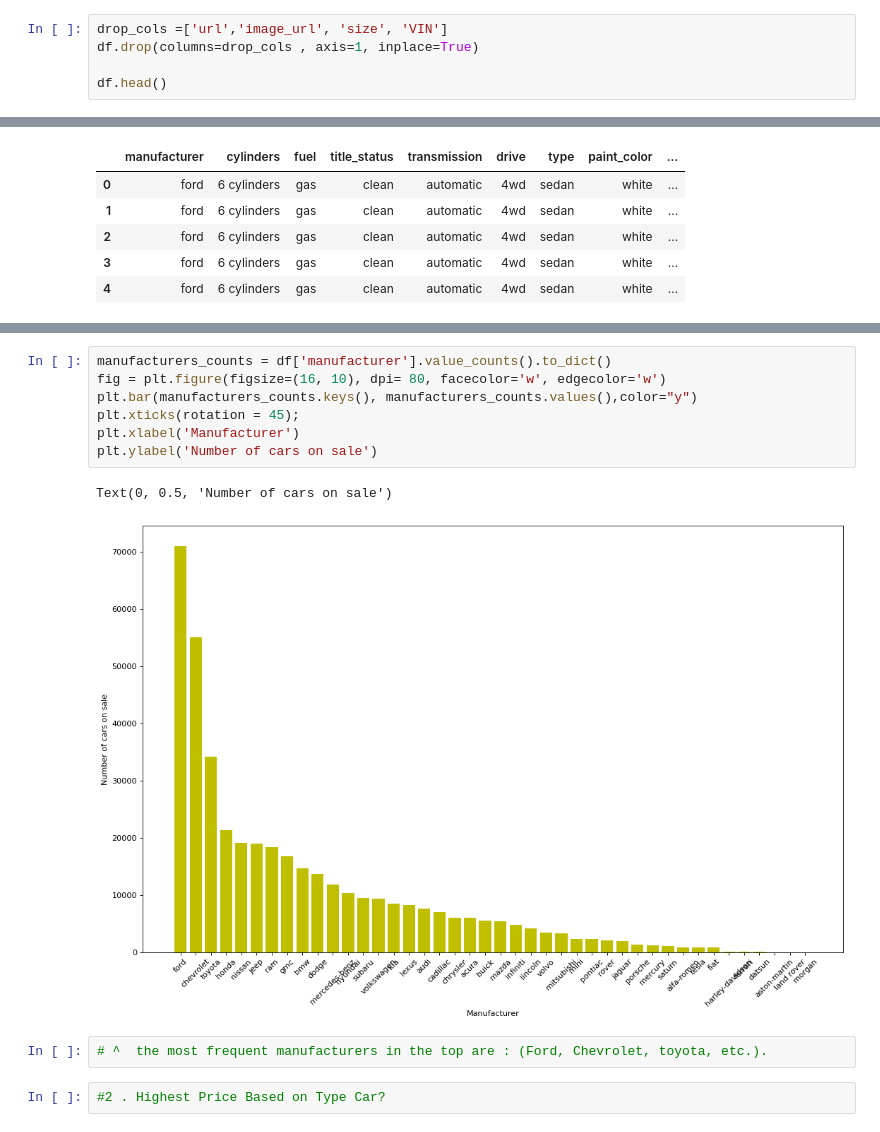
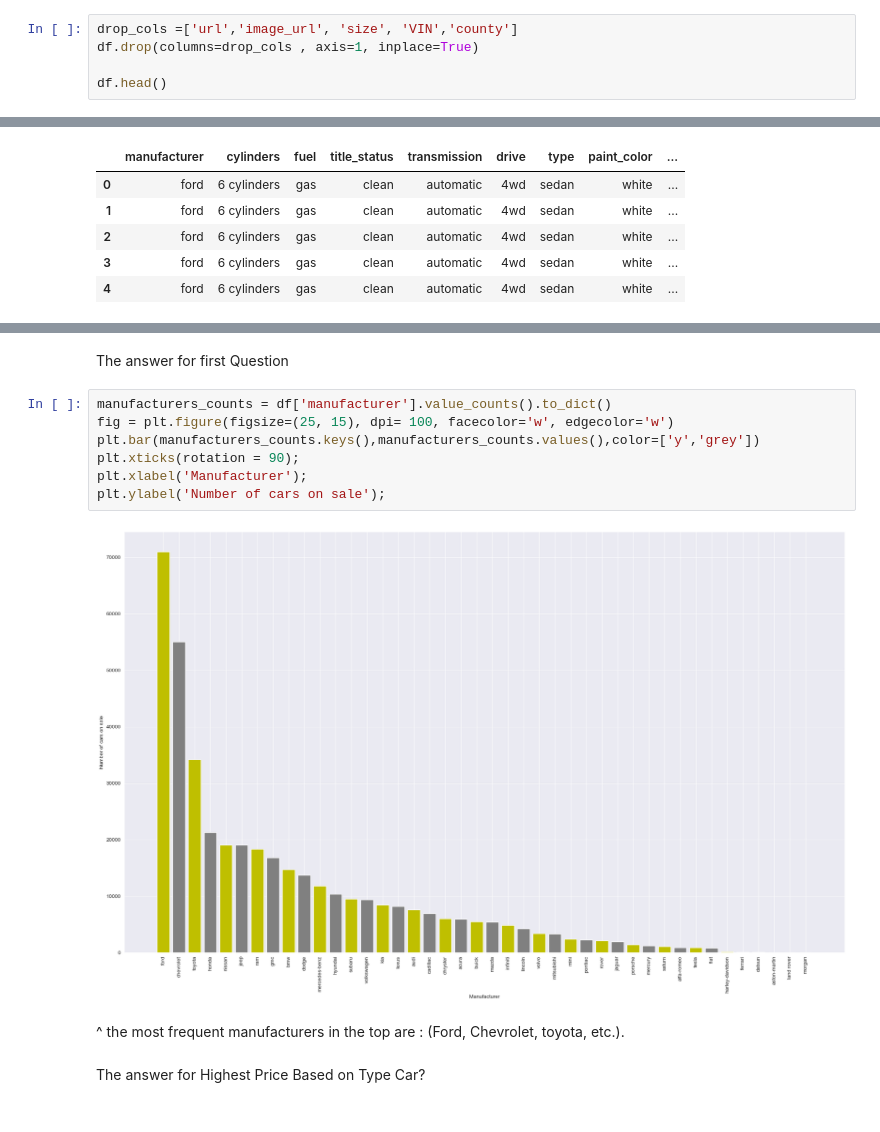
Before and after one commit to REHAB199/Used-Cars-EDA, a Jupyter notebook: used cars project.ipynb, the cells around one changed output, grey strips where cells are left out. Saved outputs shown, nothing was run; the diff lists cells and outputs as text.

```diff
--- a/used cars project.ipynb
+++ b/used cars project.ipynb
@@ -181,7 +181,7 @@ memory usage: 84.7+ MB
 # %%
 # clean data
 # %%
-drop_cols =['url','image_url', 'size', 'VIN']
+drop_cols =['url','image_url', 'size', 'VIN','county']
 df.drop(columns=drop_cols , axis=1, inplace=True)
 
 df.head()
@@ -380,16 +434,17 @@ plt.show()
+# %% [markdown]
+The answer for first Question
 # %%
 manufacturers_counts = df['manufacturer'].value_counts().to_dict()
-fig = plt.figure(figsize=(16, 10), dpi= 80, facecolor='w', edgecolor='w')
-plt.bar(manufacturers_counts.keys(), manufacturers_counts.values(),color="y")
-plt.xticks(rotation = 45);
-plt.xlabel('Manufacturer')
-plt.ylabel('Number of cars on sale')
+fig = plt.figure(figsize=(25, 15), dpi= 100, facecolor='w', edgecolor='w')
+plt.bar(manufacturers_counts.keys(),manufacturers_counts.values(),color=['y','grey'])
+plt.xticks(rotation = 90);
+plt.xlabel('Manufacturer');
+plt.ylabel('Number of cars on sale');
 # %% [output]
-Text(0, 0.5, 'Number of cars on sale')
-[figure, old version]
+[figure, new version]
-# %%
-# ^  the most frequent manufacturers in the top are : (Ford, Chevrolet, toyota, etc.).
-# %%
-#2 . Highest Price Based on Type Car?
+# %% [markdown]
+ ^  the most frequent manufacturers in the top are : (Ford, Chevrolet, toyota, etc.).
+# %% [markdown]
+The answer for Highest Price Based on Type Car?
 # %%
 joins = df[['manufacturer','type','price']]
```
Also changed, not shown: parts of 30 cells of this notebook.
